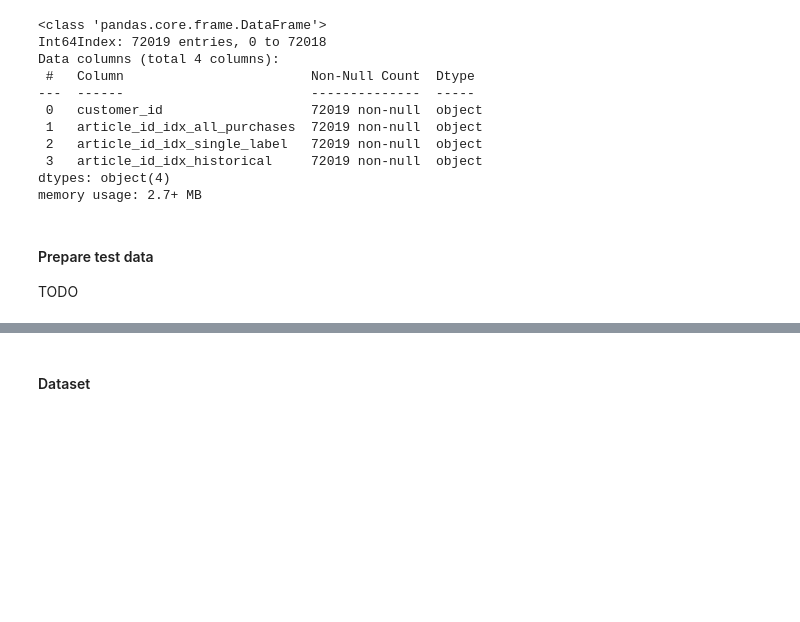
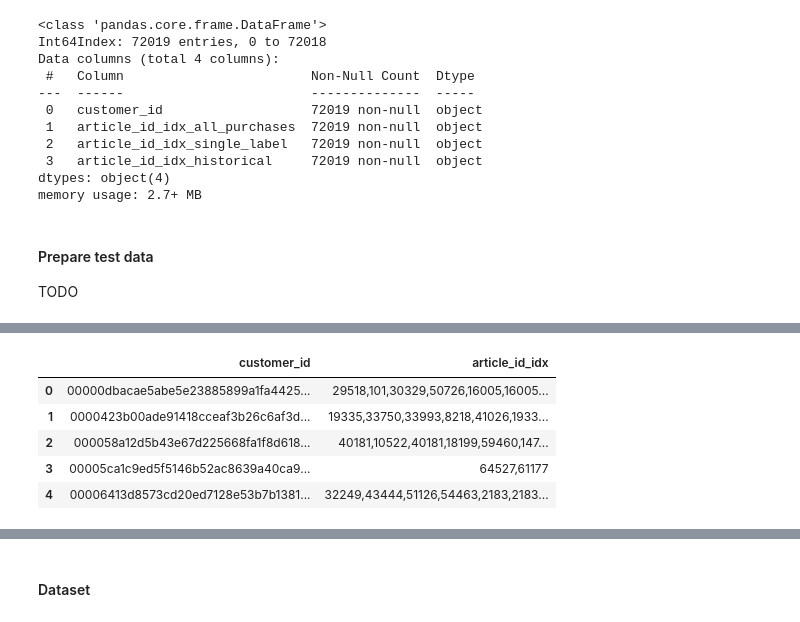
Before and after one commit to stevieg3/fashion-recommendations, a Jupyter notebook: notebooks/02-Data split.ipynb, the cells around one changed output, grey strips where cells are left out. Cells and saved outputs as stored; diff of their text form; code cells hidden in the pictures; blank space fills up the shorter version.

```diff
--- a/notebooks/02-Data split.ipynb
+++ b/notebooks/02-Data split.ipynb
@@ -420,0 +446,18 @@ TODO
+# %%
+all_historical_transactions_by_cust = (
+    all_historical_transactions[['customer_id', 'article_id_idx']]
+    .groupby('customer_id')
+    .agg({
+        'article_id_idx': ','.join
+    })
+    .reset_index()
+)
+
+all_historical_transactions_by_cust.head()
+# %% [output]
+|  | customer_id | article_id_idx |
+| 0 | 00000dbacae5abe5e23885899a1fa4425... | 29518,101,30329,50726,16005,16005... |
+| 1 | 0000423b00ade91418cceaf3b26c6af3d... | 19335,33750,33993,8218,41026,1933... |
+| 2 | 000058a12d5b43e67d225668fa1f8d618... | 40181,10522,40181,18199,59460,147... |
+| 3 | 00005ca1c9ed5f5146b52ac8639a40ca9... | 64527,61177 |
+| 4 | 00006413d8573cd20ed7128e53b7b1381... | 32249,43444,51126,54463,2183,2183... |
```
Also changed, not shown: parts of 16 cells of this notebook, 1 other file.
